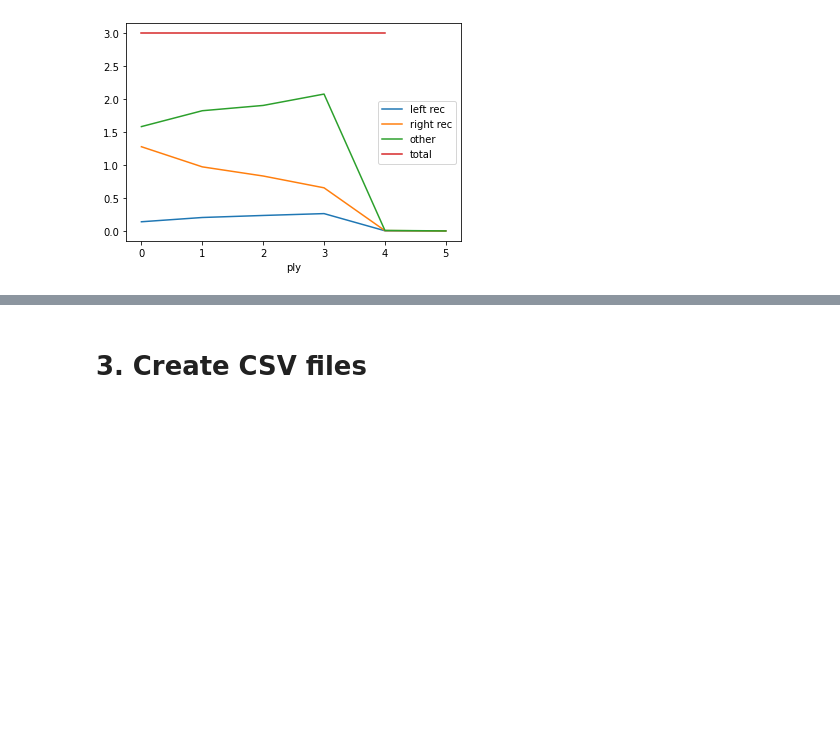
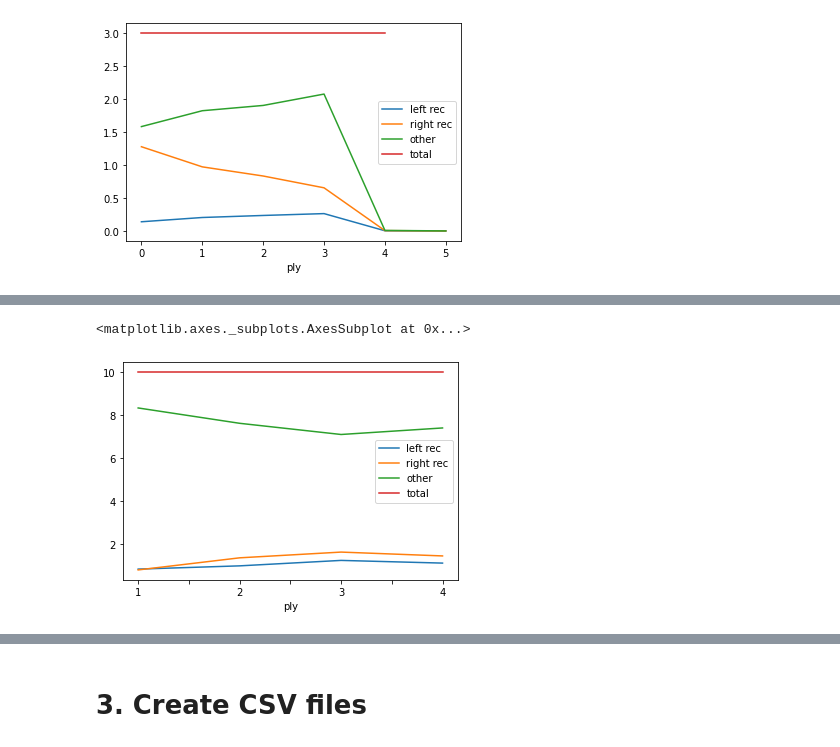
Before and after one commit to mika-jpd/YouTube_Radicalization_Recommendations, a Jupyter notebook: Silo Content Analysis to CSV.ipynb, the cells around one changed output, grey strips where cells are left out. Saved outputs shown, nothing was run; the diff lists cells and outputs as text; code cells hidden in the pictures; blank space fills up the shorter version.

```diff
--- a/Silo Content Analysis to CSV.ipynb
+++ b/Silo Content Analysis to CSV.ipynb
@@ -723,3 +673,3 @@ Problem
 # %%
-for k, v in depth_homepage_data.items():
+for k, v in survey_homepage_data.items():
     print(k, len(v))
@@ -926,3 +853,0 @@ seeds_csv.to_csv('C:\\Users\\mikad\\PycharmProjects\\Comp_396_YouTube_Radicaliza
-# %%
-for i in shame:
-    print(i)
@@ -971,0 +924,3 @@ https://www.youtube.com/watch?v=K0GPCmm1F3o {'title': 'Pawn Stars: 5 SUPER HIGH
+# %%
+breadth_homepage_csv = pd.DataFrame.from_dict(breadth_homepage_data)
+breadth_homepage_csv.head(10)
@@ -971,0 +939,11 @@ https://www.youtube.com/watch?v=K0GPCmm1F3o {'title': 'Pawn Stars: 5 SUPER HIGH
+# %%
+right_breadth_homepage = breadth_homepage_csv[breadth_csv['tree bias'] == 'Right'][['ply', 'left rec', 'right rec', 'other', 'total']]
+left_breadth_homepage = breadth_homepage_csv[breadth_csv['tree bias'] == 'Left'][['ply', 'left rec', 'right rec', 'other', 'total']]
+
+avg_per_position_right_breadth_homepage = right_breadth_homepage.groupby('ply').mean()
+avg_per_position_left_breadth_homepage = left_breadth_homepage.groupby('ply').mean()
+# %%
+avg_per_position_left_breadth_homepage.plot(legend=True)
+# %% [output]
+<matplotlib.axes._subplots.AxesSubplot at 0x...>
+[figure, added]
```
Also changed, not shown: parts of 22 cells of this notebook.
